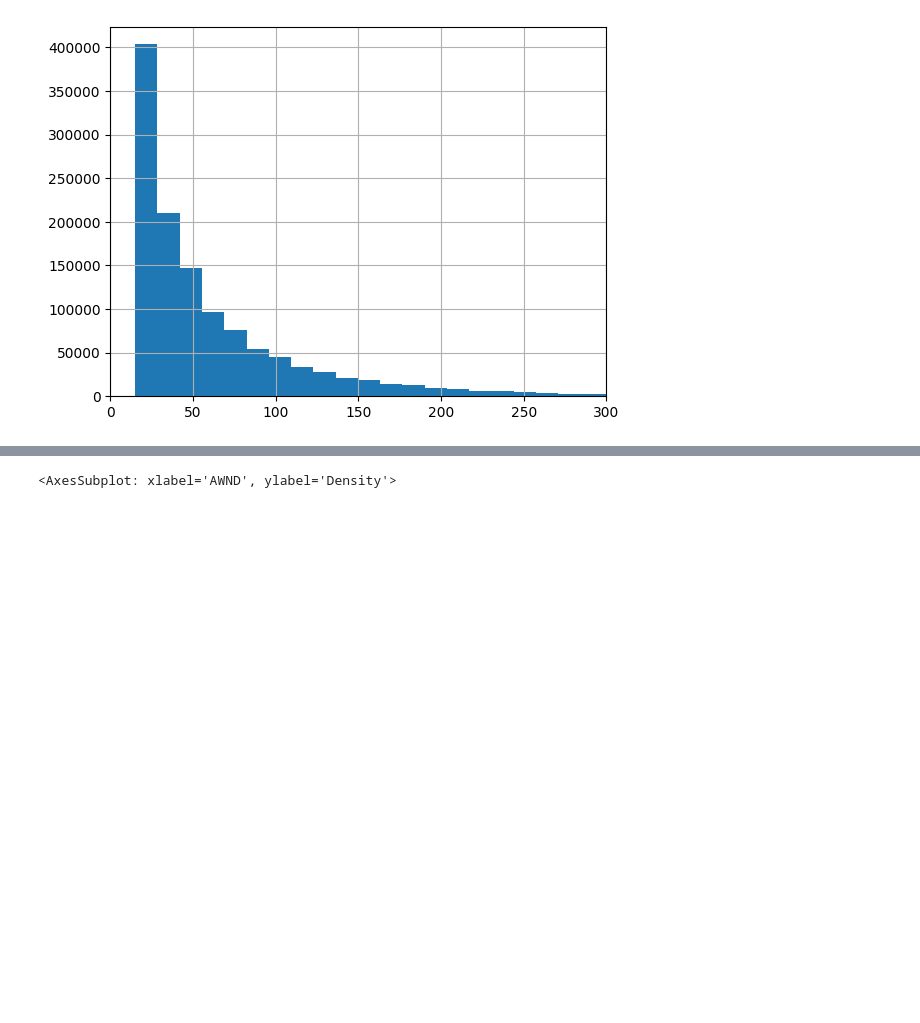
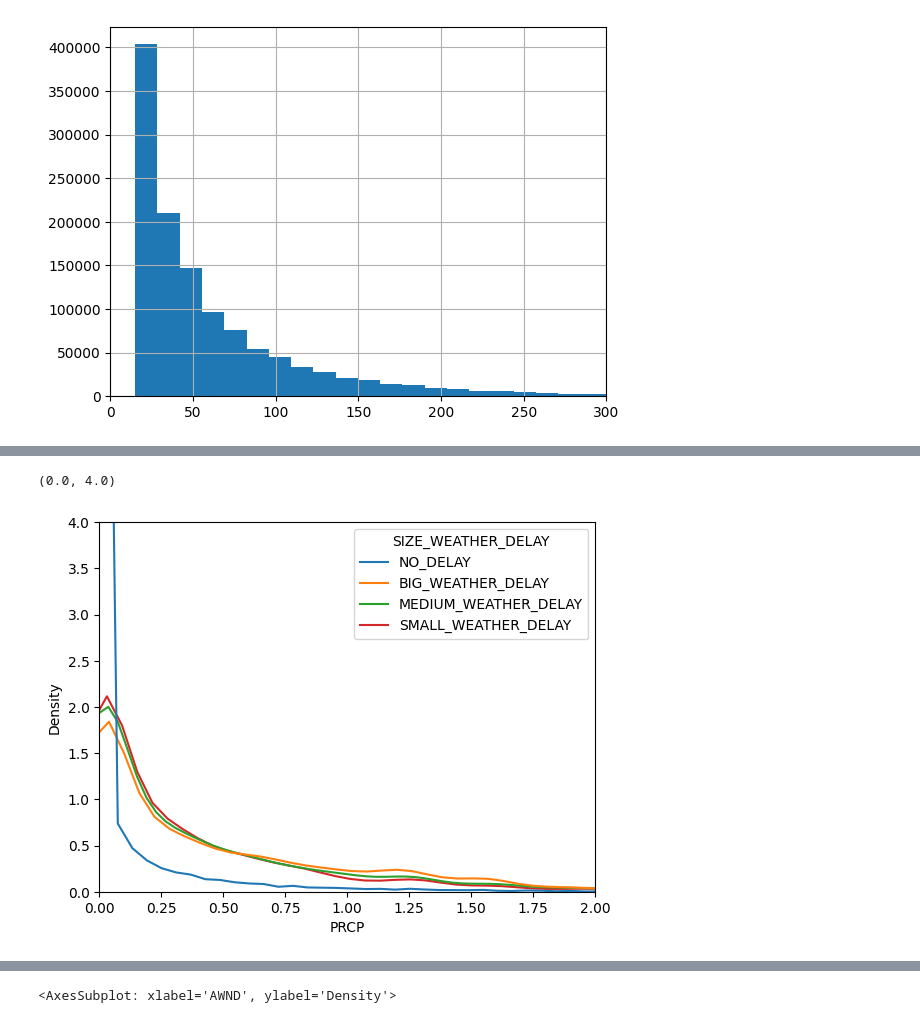
Before and after one commit to franciscapalacios/python_project, a Jupyter notebook: python_project.ipynb, the cells around one changed output, grey strips where cells are left out. Saved outputs shown, nothing was run; the diff lists cells and outputs as text; code cells hidden in the pictures; blank space fills up the shorter version.

```diff
--- a/python_project.ipynb
+++ b/python_project.ipynb
@@ -215,2 +223,11 @@ df
+# %%
+sns.kdeplot(
+    df, x="PRCP", hue="SIZE_WEATHER_DELAY", common_norm=False,
+)
+plt.xlim(0,2)
+plt.ylim(0,4)
+# %% [output]
+(0.0, 4.0)
+[figure, added]
 # %%
 sns.kdeplot(
```
Also changed, not shown: parts of 47 cells of this notebook.
